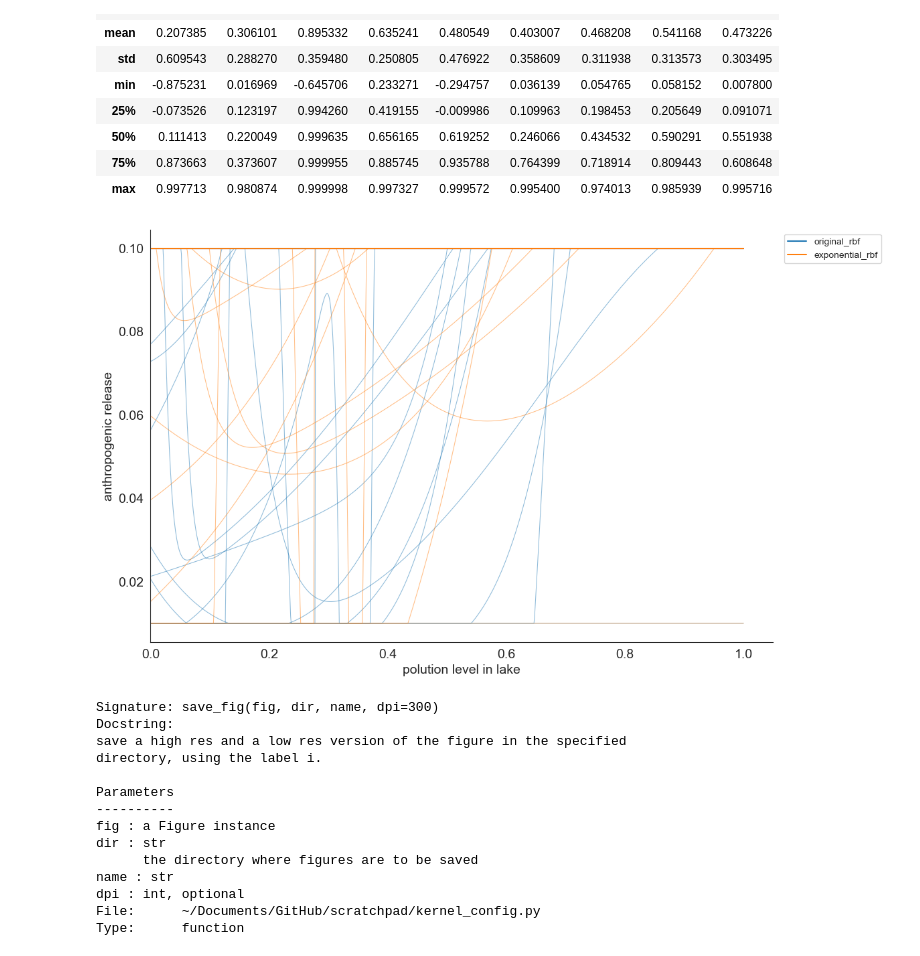
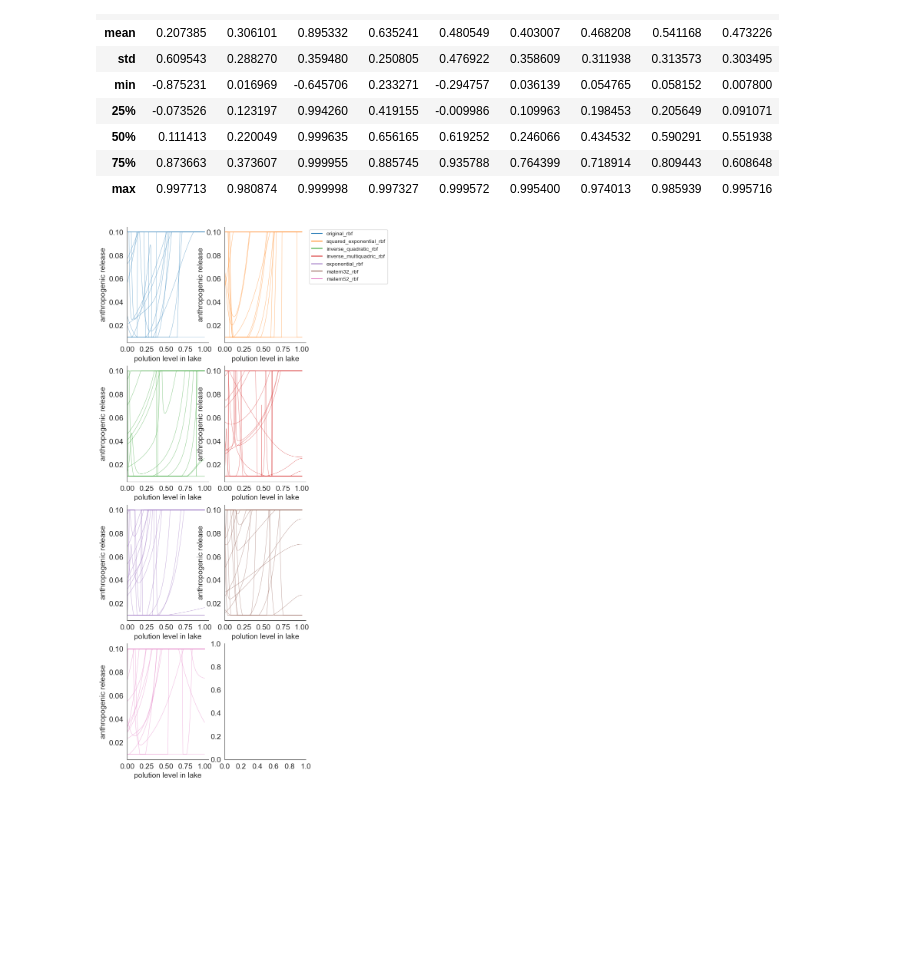
Before and after one commit to JazminZatarain/MUSEH2O, a Jupyter notebook: lake_problem/notebooks/11. Decision variable analysis.ipynb, the cells around one changed output. Saved outputs shown, nothing was run; the diff lists cells and outputs as text; code cells hidden in the pictures; blank space fills up the shorter version.

Commit message:
fix for release plots lake problem

```diff
--- a/lake_problem/notebooks/11. Decision variable analysis.ipynb
+++ b/lake_problem/notebooks/11. Decision variable analysis.ipynb
@@ -9,12 +9,12 @@ import rbf_functions
 # %%
 rbfs = [
     rbf_functions.original_rbf,
-    # rbf_functions.squared_exponential_rbf,
-    # rbf_functions.inverse_quadratic_rbf,
-    # rbf_functions.inverse_multiquadric_rbf,
+    rbf_functions.squared_exponential_rbf,
+    rbf_functions.inverse_quadratic_rbf,
+    rbf_functions.inverse_multiquadric_rbf,
     rbf_functions.exponential_rbf,
-    # rbf_functions.matern32_rbf,
-    # rbf_functions.matern52_rbf,
+    rbf_functions.matern32_rbf,
+    rbf_functions.matern52_rbf,
 ]
 # %%
 output_dir = os.path.abspath("../notebooks/refsets/")
@@ -68,45 +68,51 @@ sns.set_style("white")
 
 x = np.linspace(0, 1, 1000)
 
-fig, ax = plt.subplots()
+fig, axes = plt.subplots(ncols=2, nrows=4, figsize=(6, 18))
+axes = axes.flatten()
 
-for entry, c in zip(rbfs, sns.color_palette()):
+for entry, c, ax in zip(rbfs, sns.color_palette(), axes):
     rbf = rbf_functions.RBF(n_rbfs, n_inputs, n_outputs, rbf_function=entry)
+    name = entry.__name__
+    filename = f"{name}_refset_variables.csv"
+    filename2 = f"{name}_refset.csv"
+    df_dvars = pd.read_csv(f"{output_dir}/{filename}", header=None)
+    df_refset = pd.read_csv(f"{output_dir}/{filename2}")
+
     y = []
     for _, row in df_dvars.iterrows():
         rbf.set_decision_vars(row.values)
         yi = [
             min(
                 max(
                     rbf.apply_rbfs(
                         np.asarray(
                             [
                                 xi,
                             ]
                         )
                     )[0],
                     0.01,
                 ),
                 0.1,
             )
             for xi in x
         ]
         y.append(yi)
 
-
     ax.plot(x, np.asarray(y).T, c=c, alpha=.5, lw=0.75)
 
-sns.despine()
-ax.set_xlabel("polution level in lake")
-ax.set_ylabel("anthropogenic release")
-ax.set_xlim(xmin=0)
+    sns.despine()
+    ax.set_xlabel("polution level in lake")
+    ax.set_ylabel("anthropogenic release")
+    ax.set_xlim(xmin=0)
 
-change_fontsize(fig)
+    change_fontsize(fig)
 
 lines, labels = zip(*[(Line2D([0, 1], [0, 0], c=c), entry.__name__) for entry, c in zip(rbfs, sns.color_palette())])
-ax.legend(lines, labels, loc='upper left', bbox_to_anchor=(1.01, 1))
+axes[1].legend(lines, labels, loc='upper left', bbox_to_anchor=(1.01, 1))
 # save_fig(fig, "../figs", "shallow_lake_decisionrule")
 
 plt.show()
 # %% [output]
-[figure, old version]
+[figure, new version]
@@ -113,17 +126,2 @@ plt.show()
 # %%
-save_fig?
+from ema_workbench.analysis import parcoords
-# %% [output]
-Signature: save_fig(fig, dir, name, dpi=300)
-Docstring:
-save a high res and a low res version of the figure in the specified
-directory, using the label i.
-
-Parameters
-----------
-fig : a Figure instance
-dir : str
-      the directory where figures are to be saved
-name : str
-dpi : int, optional
-File:      ~/Documents/GitHub/scratchpad/kernel_config.py
-Type:      function
```
Also changed, not shown: parts of 5 cells of this notebook.
